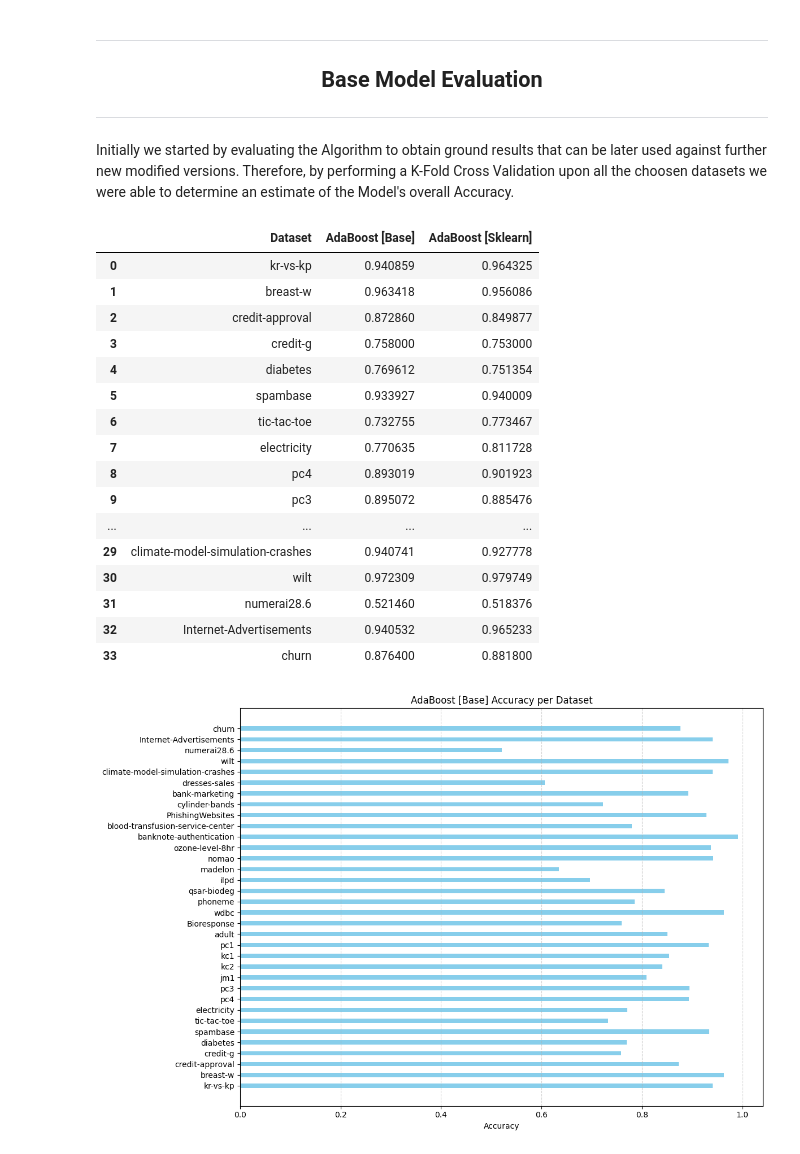
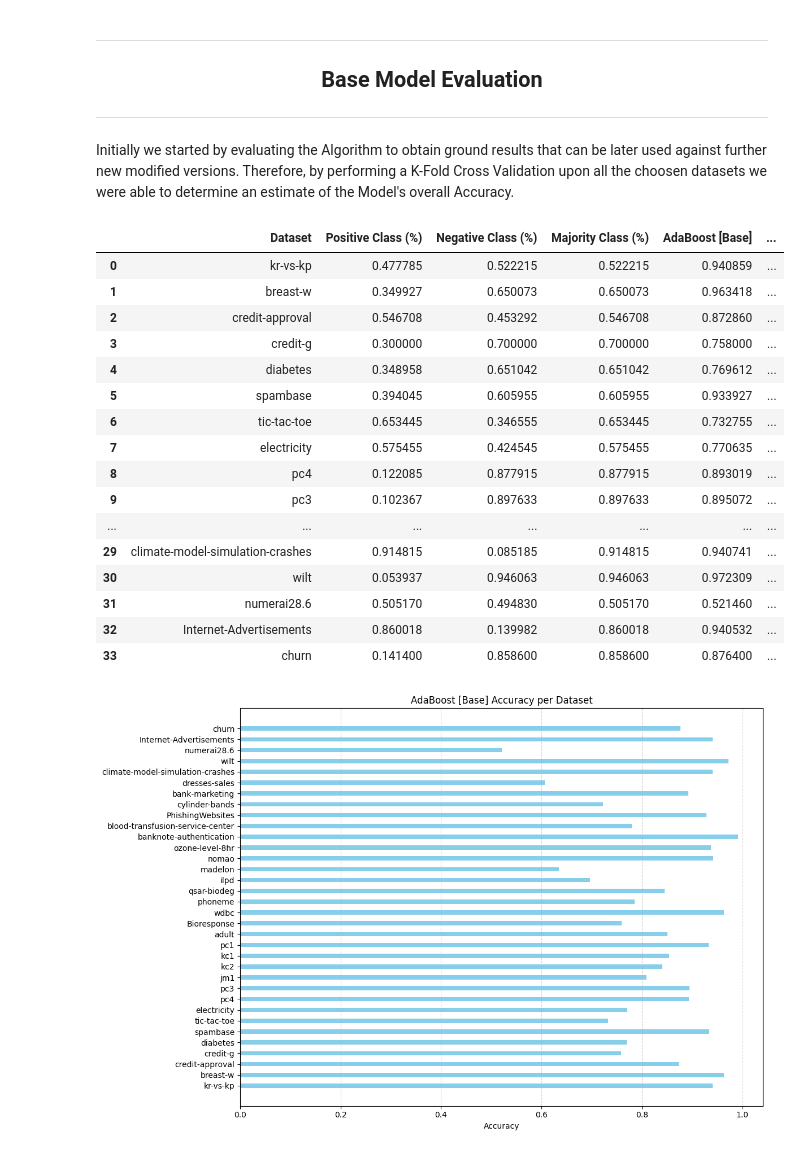
Before and after one commit to EstevesX10/ML1-AdaBoost-Analysis-Optimization, a Jupyter notebook: AdaBoost/AdaBoost.ipynb, the cells around one changed output. Drawn from its saved outputs; the diff is of its cells as text; code cells hidden in the pictures.

```diff
--- a/AdaBoost/AdaBoost.ipynb
+++ b/AdaBoost/AdaBoost.ipynb
@@ -320,31 +320,31 @@ Initially we started by evaluating the Algorithm to obtain ground results that c
 # %%
 try:
     # Model Already Evaluated with the results Stored
     Base_Results = pd.read_csv('./Experimental Results/AdaBoost_Base_Results.csv')
 except:
     # Evaluating the Base Model as well as the Sklearn's version
-    Base_Results = Evaluate_Models(my_tasks, [AdaBoost(), AdaBoostClassifier()], ['AdaBoost [Base]', 'AdaBoost [Sklearn]'])
+    Base_Results, _ = Evaluate_Models(my_tasks, [AdaBoost(), AdaBoostClassifier()], ['AdaBoost [Base]', 'AdaBoost [Sklearn]'])
     Base_Results.to_csv('./Experimental Results/AdaBoost_Base_Results.csv', index=False)
 
 Base_Results
 # %% [output]
-|  | Dataset | AdaBoost [Base] | AdaBoost [Sklearn] |
-| 0 | kr-vs-kp | 0.940859 | 0.964325 |
-| 1 | breast-w | 0.963418 | 0.956086 |
-| 2 | credit-approval | 0.872860 | 0.849877 |
-| 3 | credit-g | 0.758000 | 0.753000 |
-| 4 | diabetes | 0.769612 | 0.751354 |
-| 5 | spambase | 0.933927 | 0.940009 |
-| 6 | tic-tac-toe | 0.732755 | 0.773467 |
-| 7 | electricity | 0.770635 | 0.811728 |
-| 8 | pc4 | 0.893019 | 0.901923 |
-| 9 | pc3 | 0.895072 | 0.885476 |
-| ... | ... | ... | ... |
-| 29 | climate-model-simulation-crashes | 0.940741 | 0.927778 |
-| 30 | wilt | 0.972309 | 0.979749 |
-| 31 | numerai28.6 | 0.521460 | 0.518376 |
-| 32 | Internet-Advertisements | 0.940532 | 0.965233 |
-| 33 | churn | 0.876400 | 0.881800 |
+|  | Dataset | Positive Class (%) | Negative Class (%) | Majority Class (%) | AdaBoost [Base] | ... |
+| 0 | kr-vs-kp | 0.477785 | 0.522215 | 0.522215 | 0.940859 | ... |
+| 1 | breast-w | 0.349927 | 0.650073 | 0.650073 | 0.963418 | ... |
+| 2 | credit-approval | 0.546708 | 0.453292 | 0.546708 | 0.872860 | ... |
+| 3 | credit-g | 0.300000 | 0.700000 | 0.700000 | 0.758000 | ... |
+| 4 | diabetes | 0.348958 | 0.651042 | 0.651042 | 0.769612 | ... |
+| 5 | spambase | 0.394045 | 0.605955 | 0.605955 | 0.933927 | ... |
+| 6 | tic-tac-toe | 0.653445 | 0.346555 | 0.653445 | 0.732755 | ... |
+| 7 | electricity | 0.575455 | 0.424545 | 0.575455 | 0.770635 | ... |
+| 8 | pc4 | 0.122085 | 0.877915 | 0.877915 | 0.893019 | ... |
+| 9 | pc3 | 0.102367 | 0.897633 | 0.897633 | 0.895072 | ... |
+| ... | ... | ... | ... | ... | ... | ... |
+| 29 | climate-model-simulation-crashes | 0.914815 | 0.085185 | 0.914815 | 0.940741 | ... |
+| 30 | wilt | 0.053937 | 0.946063 | 0.946063 | 0.972309 | ... |
+| 31 | numerai28.6 | 0.505170 | 0.494830 | 0.505170 | 0.521460 | ... |
+| 32 | Internet-Advertisements | 0.860018 | 0.139982 | 0.860018 | 0.940532 | ... |
+| 33 | churn | 0.141400 | 0.858600 | 0.858600 | 0.876400 | ... |
 # %%
 # Plotting the Base Reults of our algoritm's base implementation
 Model_Accuracies_Per_Dataset(Base_Results, 'AdaBoost [Base]')
```
Also changed, not shown: parts of 6 cells of this notebook, 2 other files.
